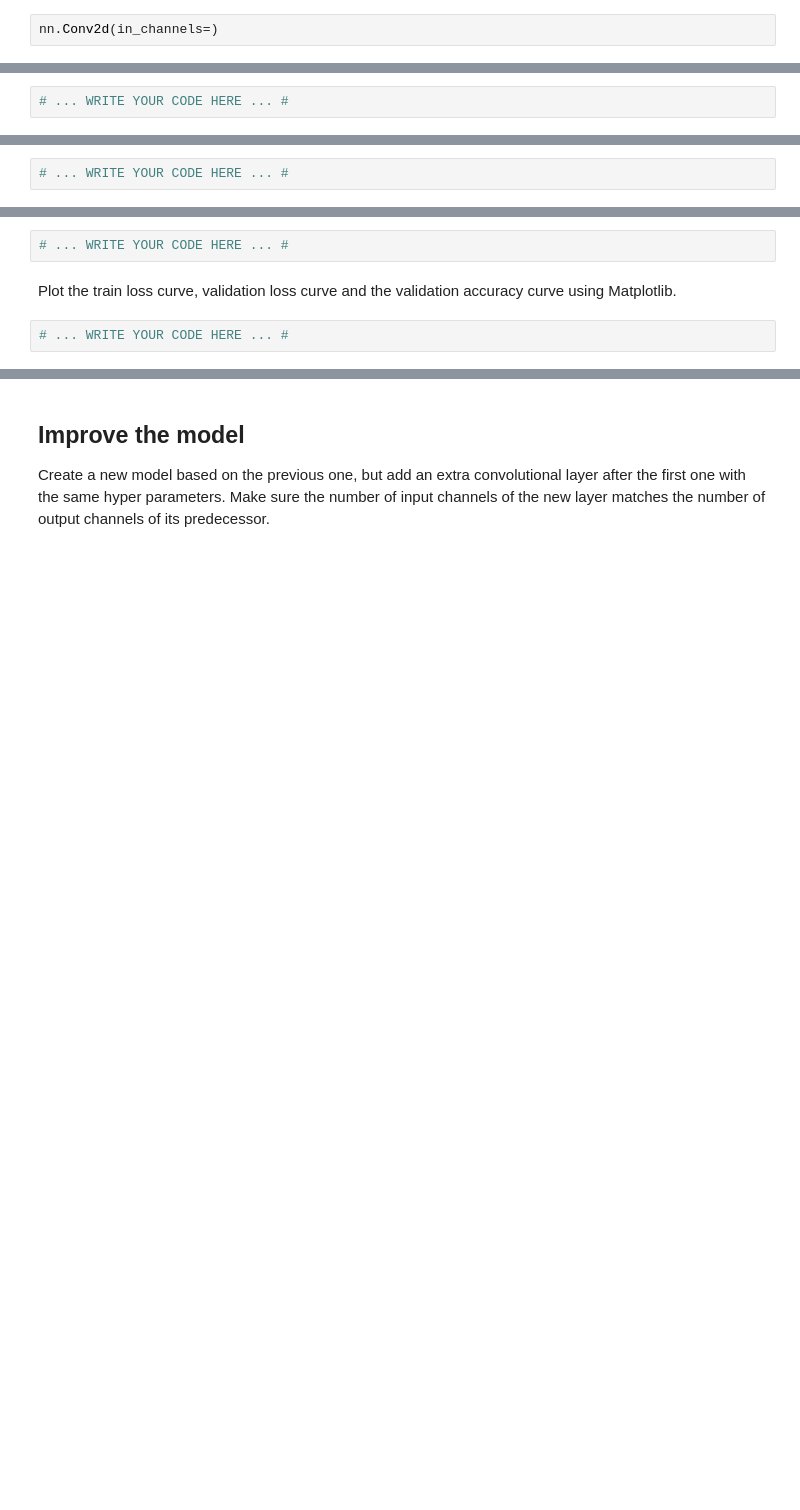
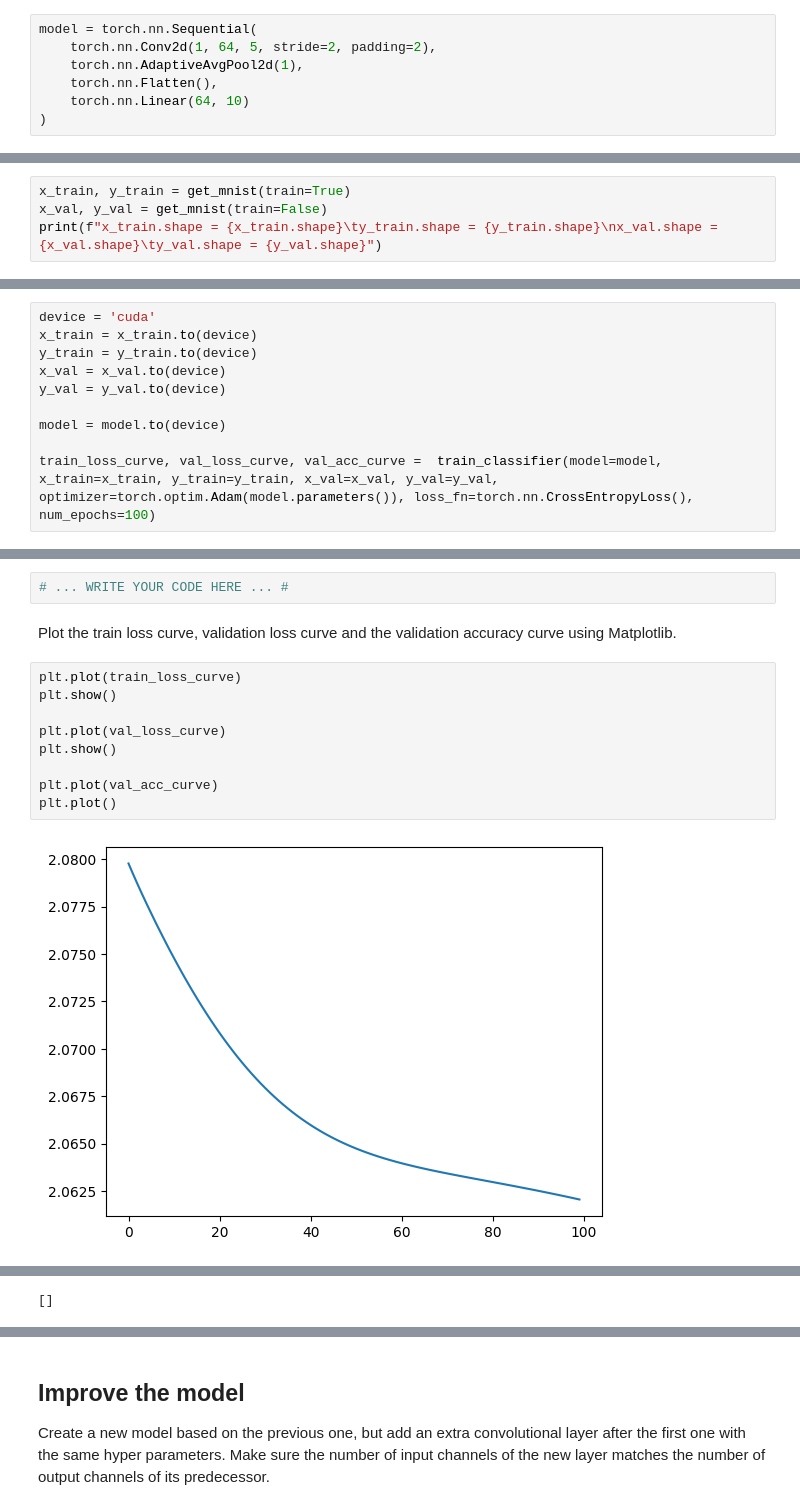
Before and after one commit to ThijsAlens/image_processing, a Jupyter notebook: 01b_basic_image_classification.ipynb, the cells around one changed output, grey strips where cells are left out. Saved outputs shown, nothing was run; the diff lists cells and outputs as text; blank space fills up the shorter version.

```diff
--- a/01b_basic_image_classification.ipynb
+++ b/01b_basic_image_classification.ipynb
@@ -39,4 +39,9 @@ Create a neural network with the following layers:
 - A `Flatten` layer that flattens it input to shape `(N,64)`
 - A `Linear` (i.e., fully-connected) layer that transforms its input to 10 output values, corresponding to the 10 classes in the MNIST dataset.
 # %%
-nn.Conv2d(in_channels=)
+model = torch.nn.Sequential(
+    torch.nn.Conv2d(1, 64, 5, stride=2, padding=2),
+    torch.nn.AdaptiveAvgPool2d(1),
+    torch.nn.Flatten(),
+    torch.nn.Linear(64, 10)
+)
@@ -67,4 +70,6 @@ def get_mnist(train=True):
 # %% [markdown]
 Use this function to create the training and validation set. Inspect the shapes of the returned tensors.
 # %%
-# ... WRITE YOUR CODE HERE ... #
+x_train, y_train = get_mnist(train=True)
+x_val, y_val = get_mnist(train=False)
+print(f"x_train.shape = {x_train.shape}\ty_train.shape = {y_train.shape}\nx_val.shape = {x_val.shape}\ty_val.shape = {y_val.shape}")
@@ -147,4 +190,12 @@ Time to train our home-grown CNN! 🪴
 # %% [markdown]
 You might notice that the training progresses rather slowly. Feel free to cancel it. **Move all data, as well as the model to the GPU** by calling [`.to(device)`](https://pytorch.org/docs/stable/generated/torch.Tensor.to.html), with `device` set to `'cuda'` if CUDA is available, else `'cpu'`.
 # %%
-# ... WRITE YOUR CODE HERE ... #
+device = 'cuda'
+x_train = x_train.to(device)
+y_train = y_train.to(device)
+x_val = x_val.to(device)
+y_val = y_val.to(device)
+
+model = model.to(device)
+
+train_loss_curve, val_loss_curve, val_acc_curve =  train_classifier(model=model, x_train=x_train, y_train=y_train, x_val=x_val, y_val=y_val, optimizer=torch.optim.Adam(model.parameters()), loss_fn=torch.nn.CrossEntropyLoss(), num_epochs=100)
@@ -155,4 +224,13 @@ Redefine the optimizer (since our old optimizer still holds the cpu parameters)
 # %% [markdown]
 Plot the train loss curve, validation loss curve and the validation accuracy curve using Matplotlib.
 # %%
-# ... WRITE YOUR CODE HERE ... #
+plt.plot(train_loss_curve)
+plt.show()
+
+plt.plot(val_loss_curve)
+plt.show()
+
+plt.plot(val_acc_curve)
+plt.plot()
+# %% [output]
+[figure, added]
@@ -158,0 +238 @@ Plot the train loss curve, validation loss curve and the validation accuracy cur
+[]
```
Also changed, not shown: parts of 13 cells of this notebook, 1 other file.
